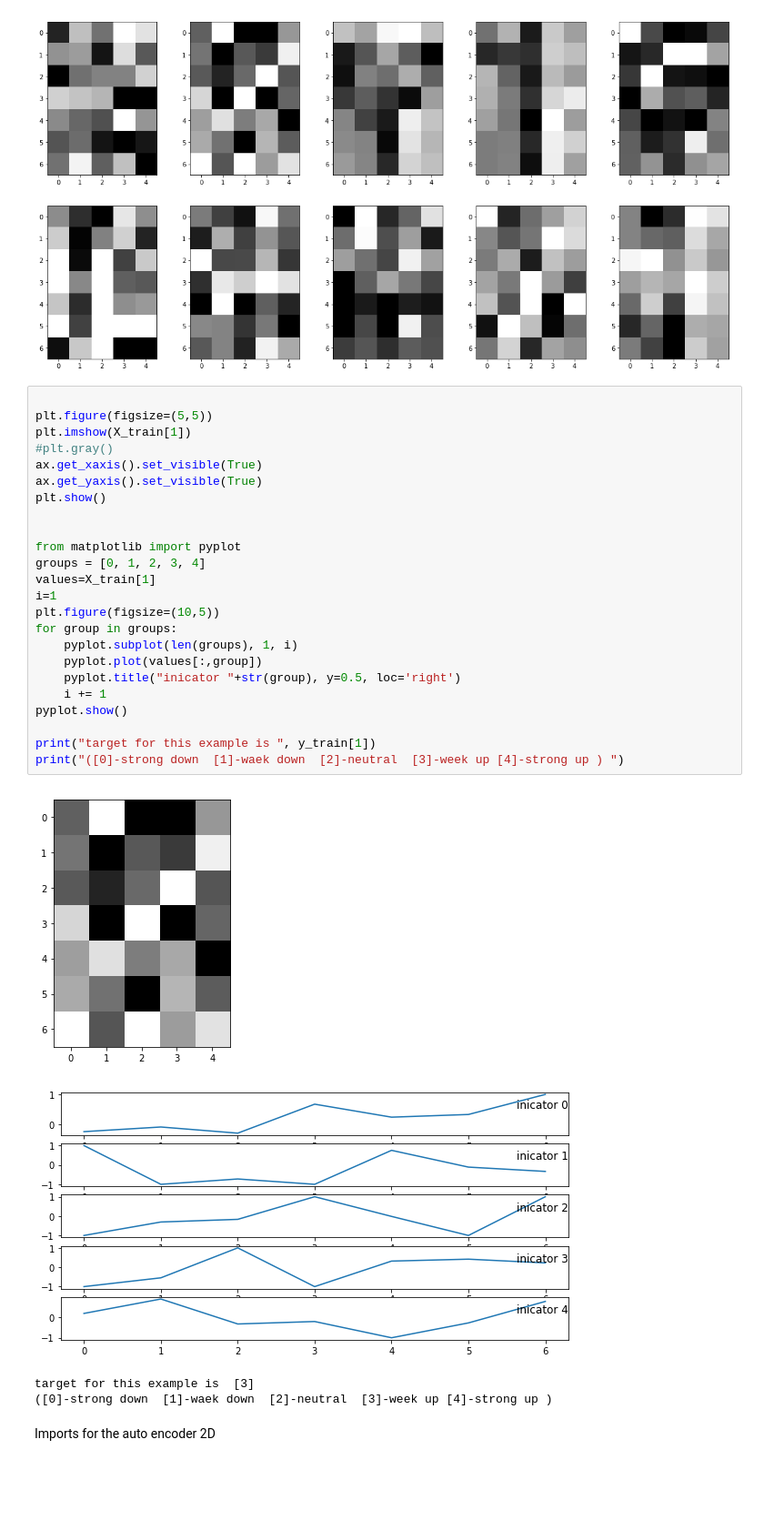
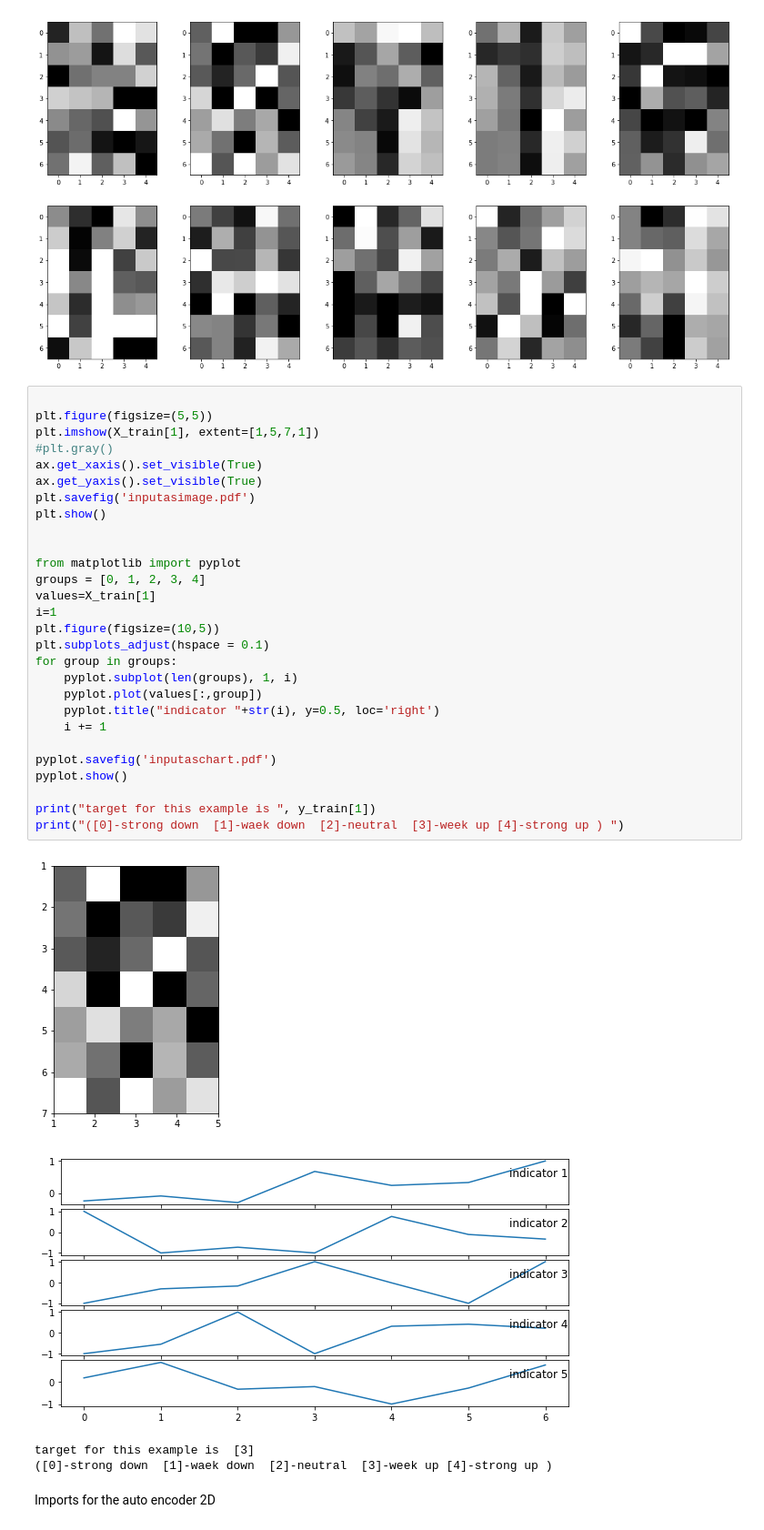
Before and after one commit to rjpg/bftensor, a Jupyter notebook: Autoencoder/src/Autoencoder.ipynb, the cells around one changed output. Shown: that part at 91% size. Saved outputs shown, nothing was run; the diff lists cells and outputs as text; blank space fills up the shorter version.

```diff
--- a/Autoencoder/src/Autoencoder.ipynb
+++ b/Autoencoder/src/Autoencoder.ipynb
@@ -128,30 +128,34 @@ plt.show()
 # %%
 
 plt.figure(figsize=(5,5))
-plt.imshow(X_train[1])
+plt.imshow(X_train[1], extent=[1,5,7,1])
 #plt.gray()
 ax.get_xaxis().set_visible(True)
 ax.get_yaxis().set_visible(True)
+plt.savefig('inputasimage.pdf')
 plt.show()
 
 
 from matplotlib import pyplot
 groups = [0, 1, 2, 3, 4]
 values=X_train[1]
 i=1
 plt.figure(figsize=(10,5))
+plt.subplots_adjust(hspace = 0.1)
 for group in groups:
 	pyplot.subplot(len(groups), 1, i)
 	pyplot.plot(values[:,group])
-	pyplot.title("inicator "+str(group), y=0.5, loc='right')
+	pyplot.title("indicator "+str(i), y=0.5, loc='right')
 	i += 1
+
+pyplot.savefig('inputaschart.pdf')
 pyplot.show()
 
 print("target for this example is ", y_train[1])
 print("([0]-strong down  [1]-waek down  [2]-neutral  [3]-week up [4]-strong up ) ")
 # %% [output]
-[figure, old version]
+[figure, new version]
-[figure, old version]
+[figure, new version]
 target for this example is  [3]
 ([0]-strong down  [1]-waek down  [2]-neutral  [3]-week up [4]-strong up )
 # %% [markdown]
```
